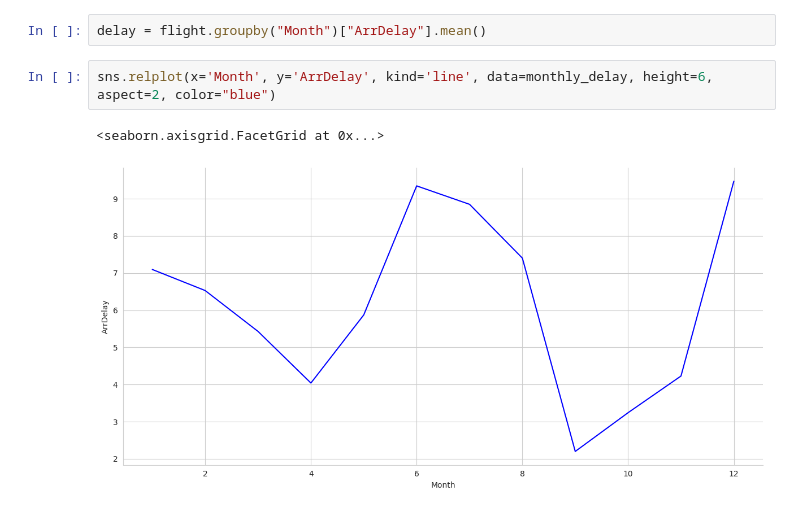
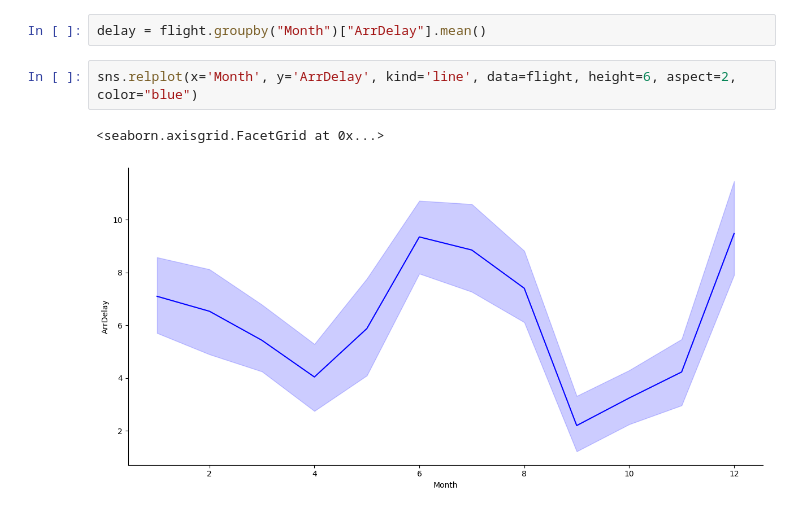
Before and after one commit to zenverdan/coder_ready, a Jupyter notebook: airline/coderready_airline_analysis.ipynb, the cells around one changed output. Saved outputs shown, nothing was run; the diff lists cells and outputs as text.

```diff
--- a/airline/coderready_airline_analysis.ipynb
+++ b/airline/coderready_airline_analysis.ipynb
@@ -175,7 +174,7 @@ flight.head()
 # %%
 delay = flight.groupby("Month")["ArrDelay"].mean()
 # %%
-sns.relplot(x='Month', y='ArrDelay', kind='line', data=monthly_delay, height=6, aspect=2, color="blue")
+sns.relplot(x='Month', y='ArrDelay', kind='line', data=flight, height=6, aspect=2, color="blue")
 # %% [output]
 <seaborn.axisgrid.FacetGrid at 0x...>
-[figure, old version]
+[figure, new version]
```
Also changed, not shown: parts of 1 cell of this notebook.
